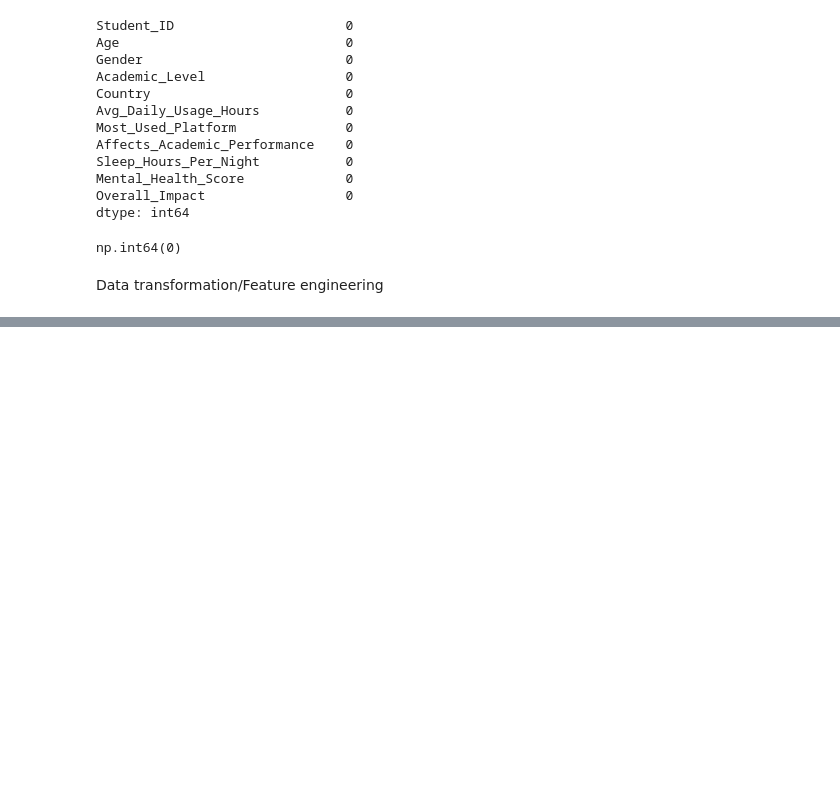
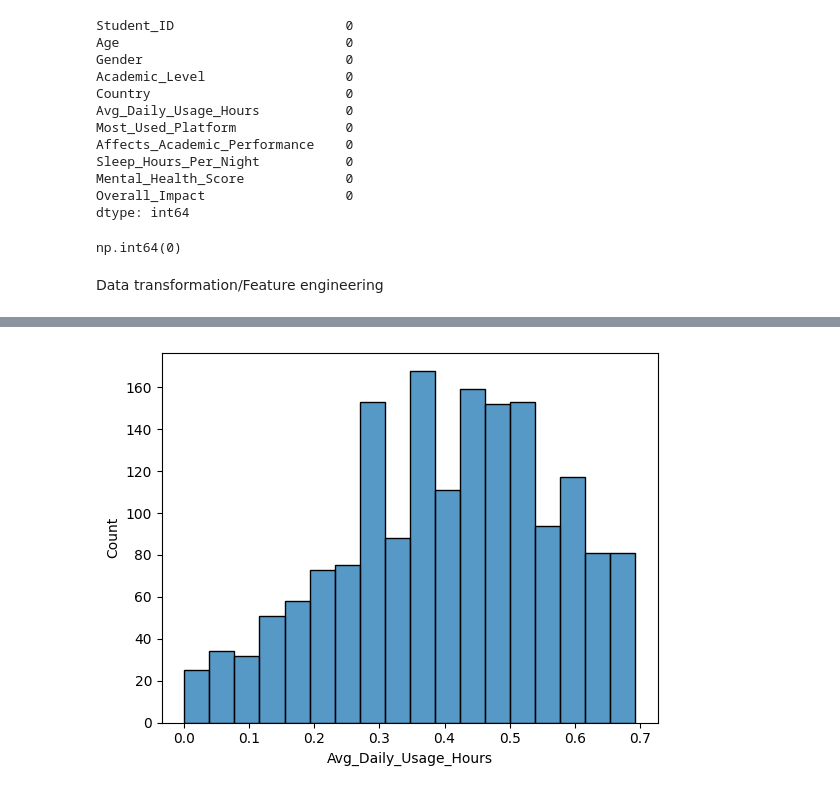
Before and after one commit to BinaryWhizz/Data-Analysis, a Jupyter notebook: Data Analysis 01/DA procedures/01.ipynb, the cells around one changed output, grey strips where cells are left out. Cells and saved outputs as stored; diff of their text form; code cells hidden in the pictures; blank space fills up the shorter version.

```diff
--- a/Data Analysis 01/DA procedures/01.ipynb
+++ b/Data Analysis 01/DA procedures/01.ipynb
@@ -431,0 +471,12 @@ df.head()
+# %%
+# Daily Usage Hours
+
+sns.histplot(df['Avg_Daily_Usage_Hours'])
+plt.show()
+
+
+
+# Most users spend 3–6 hours/day
+# Heavy usage is common
+# %% [output]
+[figure, added]
```
Also changed, not shown: parts of 17 cells of this notebook.
